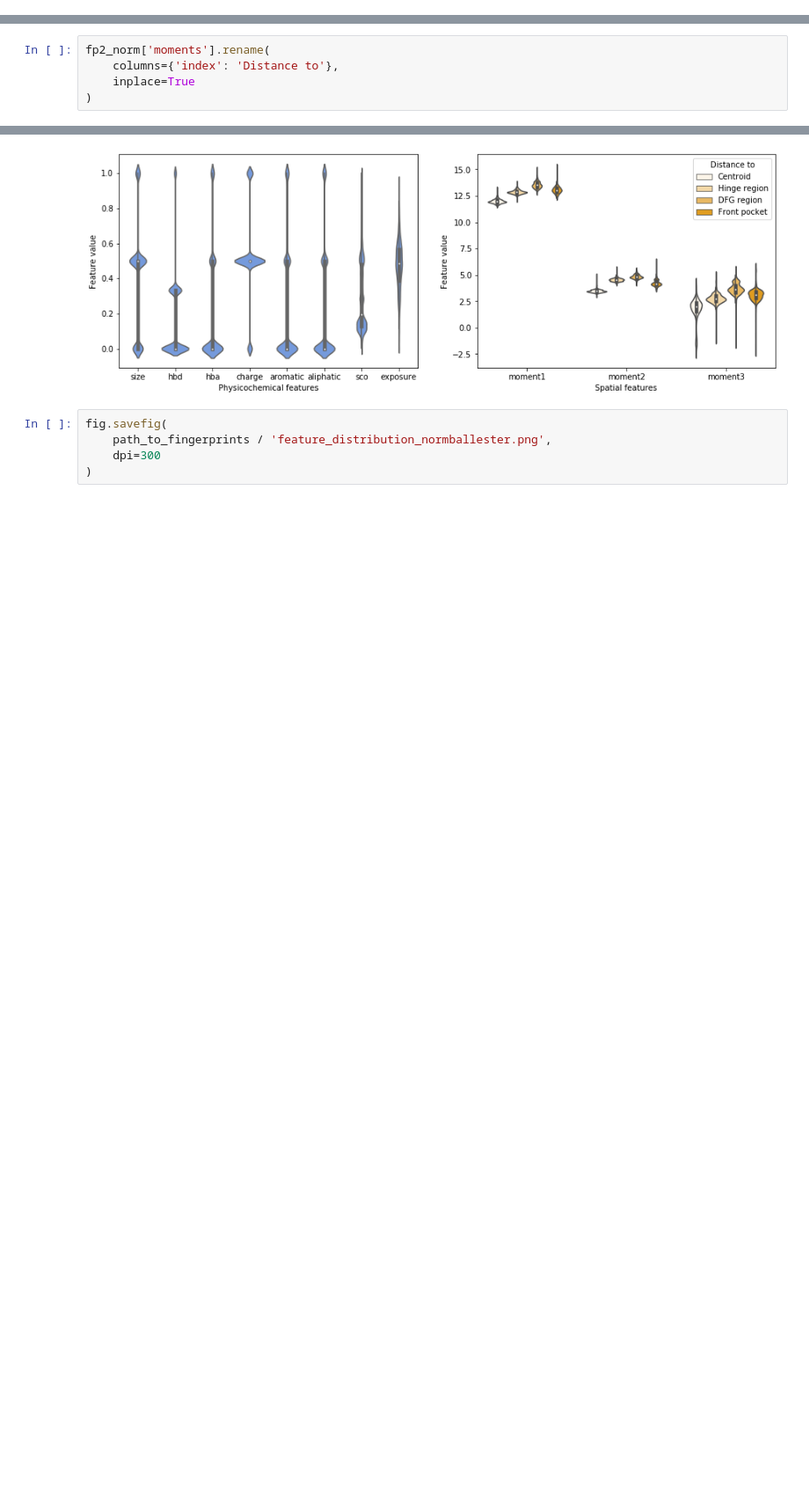
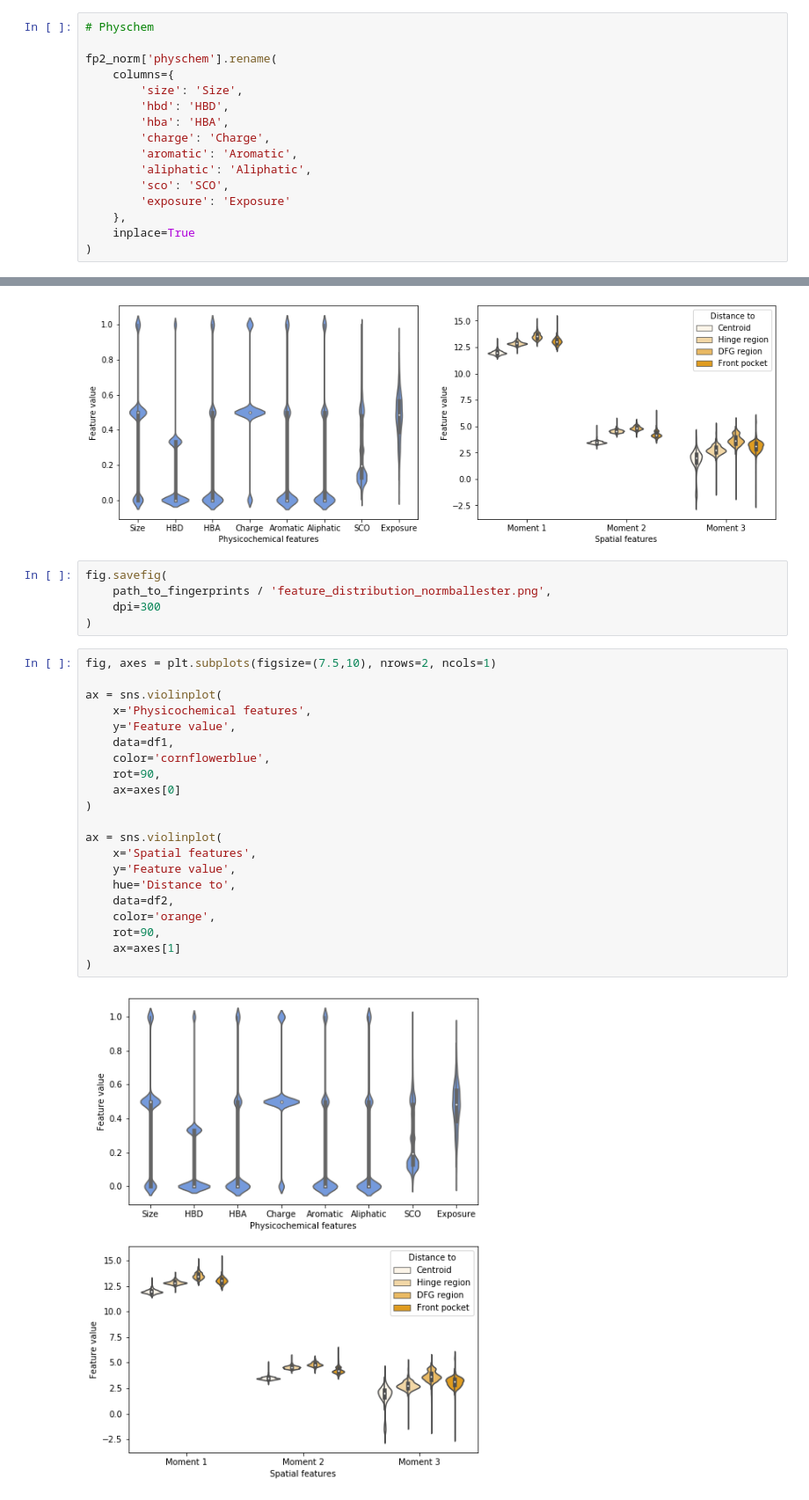
Before and after one commit to volkamerlab/kissim, a Jupyter notebook: scripts/fingerprints.ipynb, the cells around one changed output, grey strips where cells are left out. Shown at 88% size. Drawn from its saved outputs; the diff is of its cells as text; blank space fills up the shorter version.

Commit message:
Update notebook with feature value distribution plots

```diff
--- a/scripts/fingerprints.ipynb
+++ b/scripts/fingerprints.ipynb
@@ -138,0 +141,16 @@ import seaborn as sns
+# %%
+# Physchem
+
+fp2_norm['physchem'].rename(
+    columns={
+        'size': 'Size',
+        'hbd': 'HBD',
+        'hba': 'HBA',
+        'charge': 'Charge',
+        'aromatic': 'Aromatic',
+        'aliphatic': 'Aliphatic',
+        'sco': 'SCO',
+        'exposure': 'Exposure'
+    },
+    inplace=True
+)
@@ -167,5 +186,0 @@ fp2_norm['moments']
-# %%
-fp2_norm['moments'].rename(
-    columns={'index': 'Distance to'},
-    inplace=True
-)
@@ -272,3 +218,26 @@ fig.savefig(
     path_to_fingerprints / 'feature_distribution_normballester.png',
     dpi=300
 )
+# %%
+fig, axes = plt.subplots(figsize=(7.5,10), nrows=2, ncols=1)
+
+ax = sns.violinplot(
+    x='Physicochemical features',
+    y='Feature value',
+    data=df1,
+    color='cornflowerblue',
+    rot=90,
+    ax=axes[0]
+)
+
+ax = sns.violinplot(
+    x='Spatial features',
+    y='Feature value',
+    hue='Distance to',
+    data=df2,
+    color='orange',
+    rot=90,
+    ax=axes[1]
+)
+# %% [output]
+[figure, added]
```
Also changed, not shown: parts of 12 cells of this notebook.
